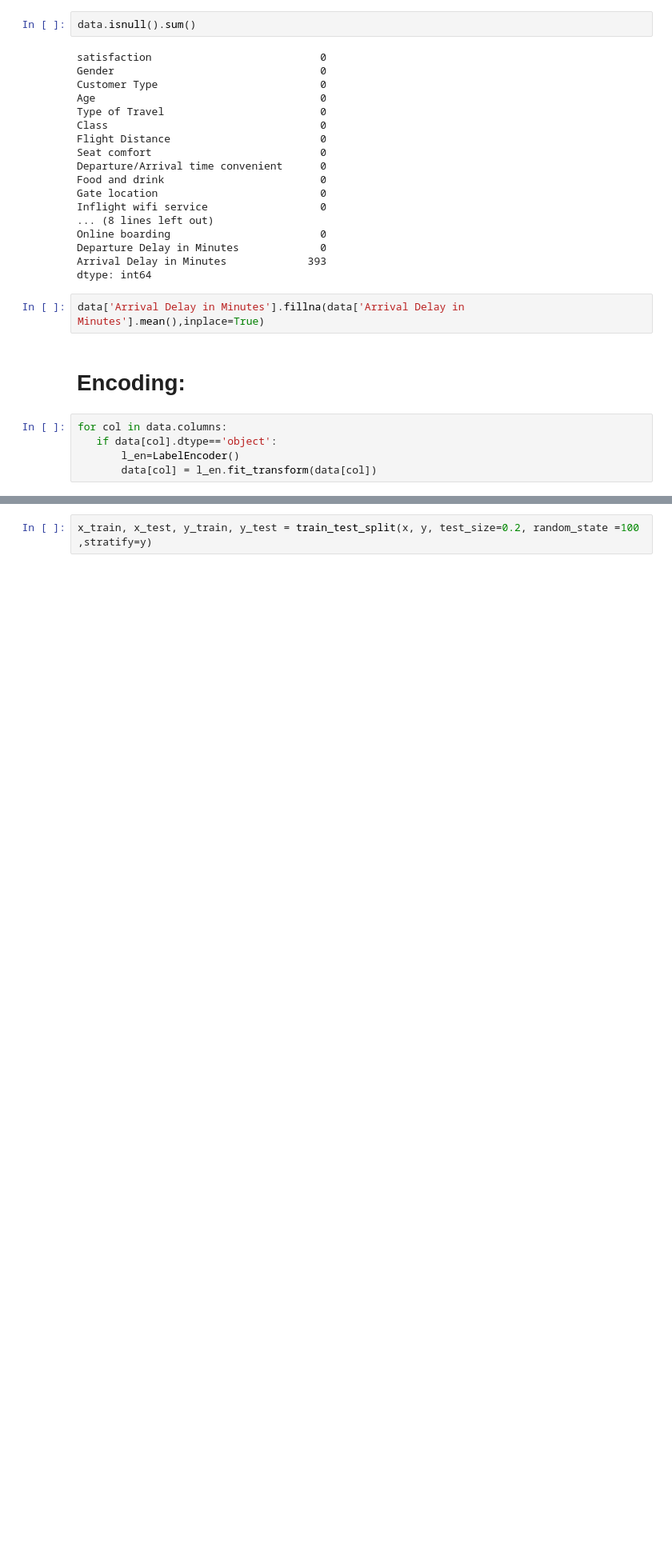
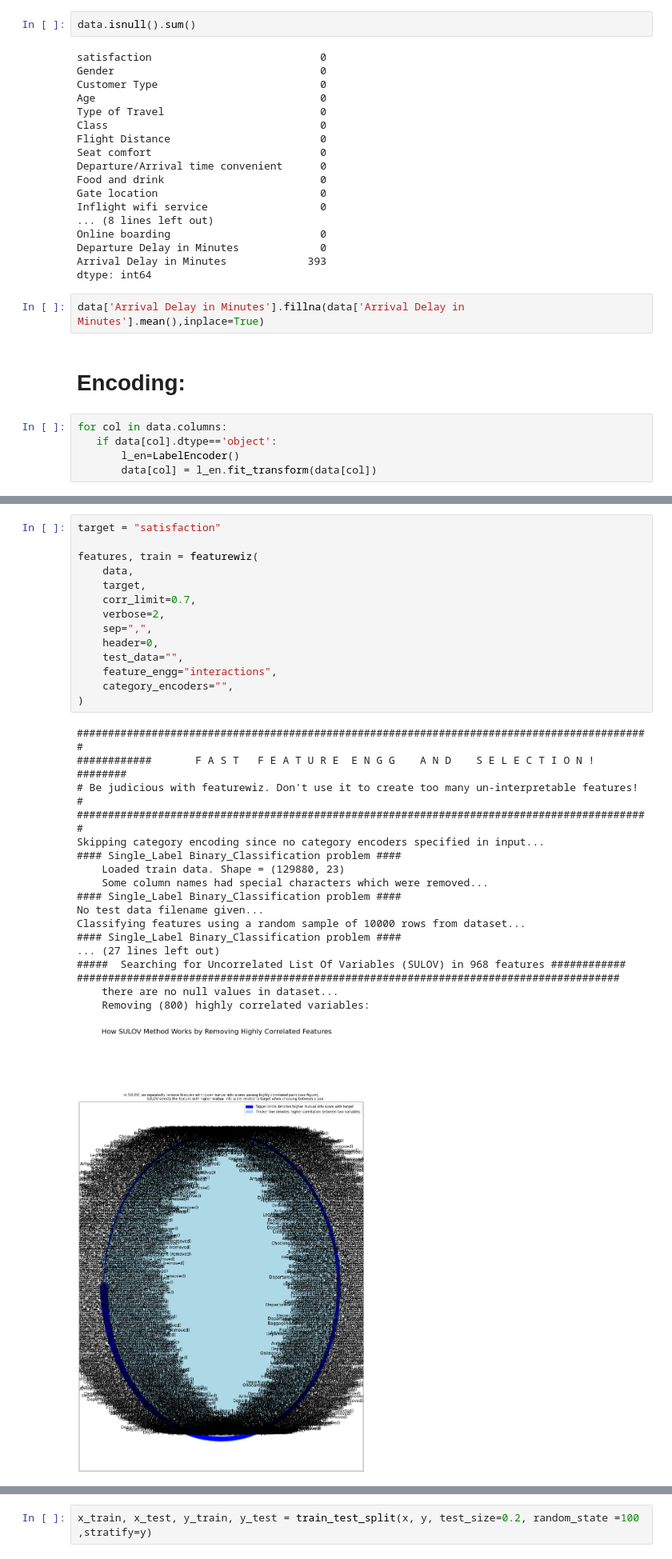
Before and after one commit to IinjyI/Airlines-Customer-Satisfaction, a Jupyter notebook: preprocessing-and-modeling.ipynb, the cells around one changed output, grey strips where cells are left out. Shown at 80% size. Cells and saved outputs as stored; diff of their text form; blank space fills up the shorter version.

```diff
--- a/preprocessing-and-modeling.ipynb
+++ b/preprocessing-and-modeling.ipynb
@@ -158,0 +159,33 @@ data.head()
+# %%
+target = "satisfaction"
+
+features, train = featurewiz(
+    data,
+    target,
+    corr_limit=0.7,
+    verbose=2,
+    sep=",",
+    header=0,
+    test_data="",
+    feature_engg="interactions",
+    category_encoders="",
+)
+# %% [output]
+############################################################################################
+############       F A S T   F E A T U R E  E N G G    A N D    S E L E C T I O N ! ########
+# Be judicious with featurewiz. Don't use it to create too many un-interpretable features! #
+############################################################################################
+Skipping category encoding since no category encoders specified in input...
+#### Single_Label Binary_Classification problem ####
+    Loaded train data. Shape = (129880, 23)
+    Some column names had special characters which were removed...
+#### Single_Label Binary_Classification problem ####
+No test data filename given...
+Classifying features using a random sample of 10000 rows from dataset...
+#### Single_Label Binary_Classification problem ####
+... (27 lines left out)
+#####  Searching for Uncorrelated List Of Variables (SULOV) in 968 features ############
+#######################################################################################
+    there are no null values in dataset...
+    Removing (800) highly correlated variables:
+[figure, added]
```
Also changed, not shown: parts of 40 cells of this notebook, 4 other files.
